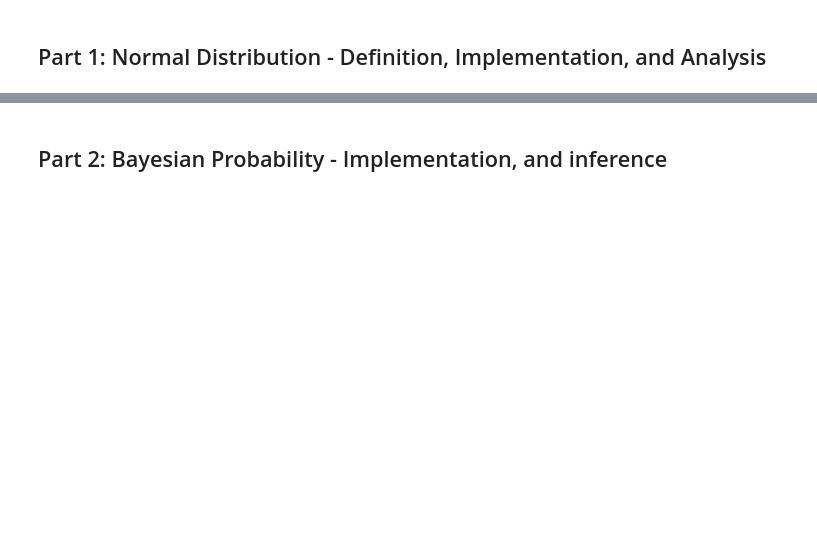
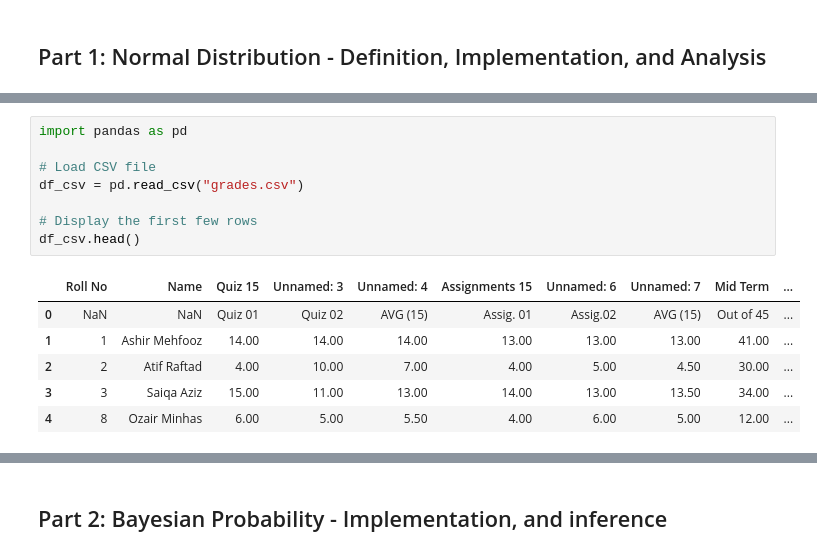
Before and after one commit to NiyonshutiDavid/normal_distribution-Group_2, a Jupyter notebook: normal_distribution.ipynb, the cells around one changed output, grey strips where cells are left out. Saved outputs shown, nothing was run; the diff lists cells and outputs as text; blank space fills up the shorter version.

```diff
--- a/normal_distribution.ipynb
+++ b/normal_distribution.ipynb
@@ -4,0 +25,15 @@
+# %%
+import pandas as pd
+
+# Load CSV file
+df_csv = pd.read_csv("grades.csv")
+
+# Display the first few rows
+df_csv.head()
+# %% [output]
+|  | Roll No | Name | Quiz 15 | Unnamed: 3 | Unnamed: 4 | Assignments 15 | Unnamed: 6 | Unnamed: 7 | Mid Term | ... |
+| 0 | NaN | NaN | Quiz 01 | Quiz 02 | AVG (15) | Assig. 01 | Assig.02 | AVG (15) | Out of 45 | ... |
+| 1 | 1 | Ashir Mehfooz | 14.00 | 14.00 | 14.00 | 13.00 | 13.00 | 13.00 | 41.00 | ... |
+| 2 | 2 | Atif Raftad | 4.00 | 10.00 | 7.00 | 4.00 | 5.00 | 4.50 | 30.00 | ... |
+| 3 | 3 | Saiqa Aziz | 15.00 | 11.00 | 13.00 | 14.00 | 13.00 | 13.50 | 34.00 | ... |
+| 4 | 8 | Ozair Minhas | 6.00 | 5.00 | 5.50 | 4.00 | 6.00 | 5.00 | 12.00 | ... |
```
Also changed, not shown: parts of 8 cells of this notebook, 1 other file.
